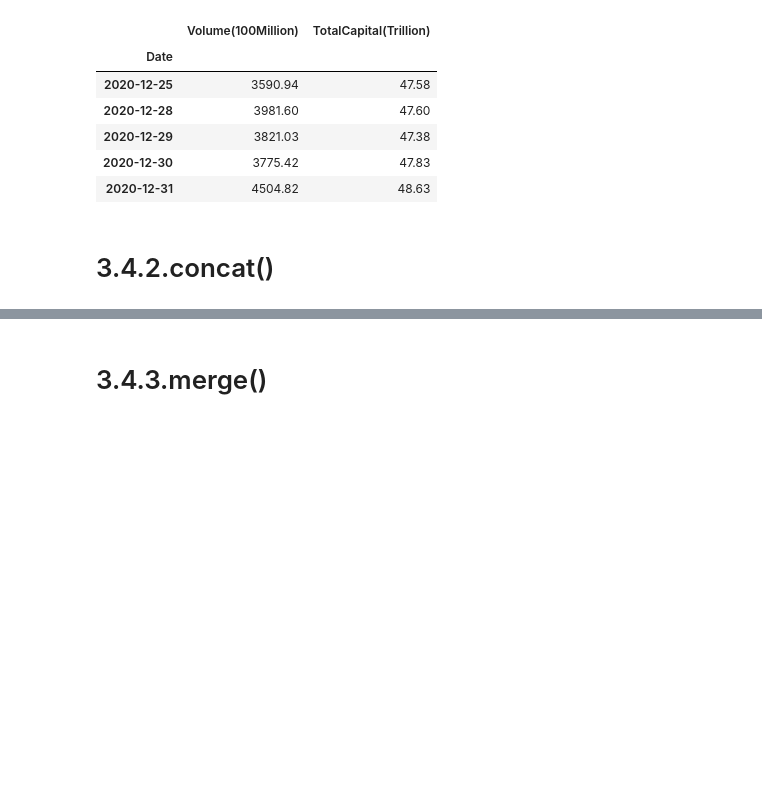
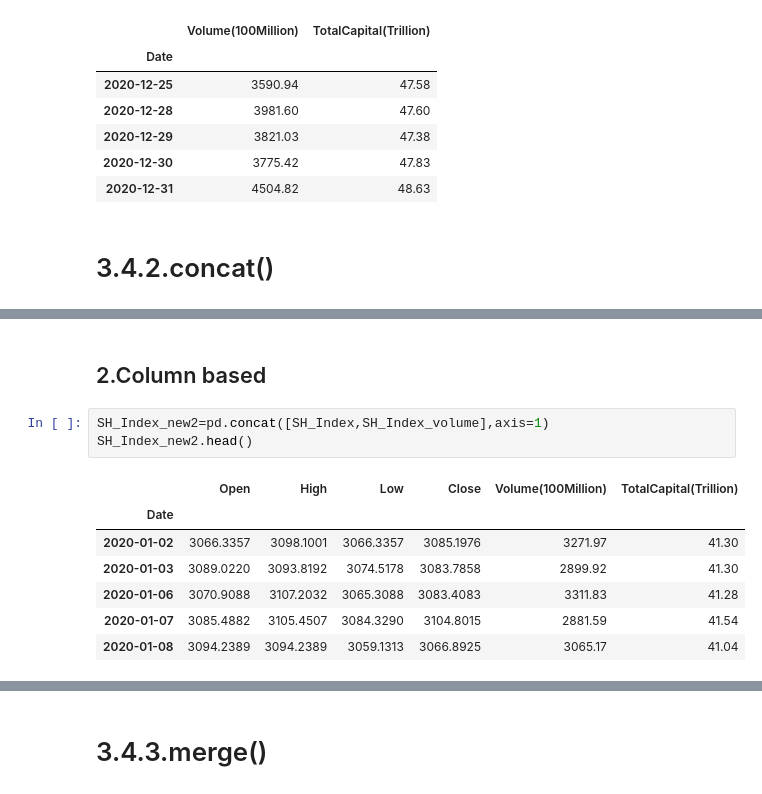
Before and after one commit to icemeng/PFARM, a Jupyter notebook: chapter03_Pandas/3.4.Combinate Dataframe.ipynb, the cells around one changed output, grey strips where cells are left out. Drawn from its saved outputs; the diff is of its cells as text; blank space fills up the shorter version.

```diff
--- a/chapter03_Pandas/3.4.Combinate Dataframe.ipynb
+++ b/chapter03_Pandas/3.4.Combinate Dataframe.ipynb
@@ -57,0 +81,13 @@ SH_Index_volume.tail()
+# %% [markdown]
+## 2.Column based
+# %%
+SH_Index_new2=pd.concat([SH_Index,SH_Index_volume],axis=1)
+SH_Index_new2.head()
+# %% [output]
+|  | Open | High | Low | Close | Volume(100Million) | TotalCapital(Trillion) |
+| Date |  |  |  |  |  |  |
+| 2020-01-02 | 3066.3357 | 3098.1001 | 3066.3357 | 3085.1976 | 3271.97 | 41.30 |
+| 2020-01-03 | 3089.0220 | 3093.8192 | 3074.5178 | 3083.7858 | 2899.92 | 41.30 |
+| 2020-01-06 | 3070.9088 | 3107.2032 | 3065.3088 | 3083.4083 | 3311.83 | 41.28 |
+| 2020-01-07 | 3085.4882 | 3105.4507 | 3084.3290 | 3104.8015 | 2881.59 | 41.54 |
+| 2020-01-08 | 3094.2389 | 3094.2389 | 3059.1313 | 3066.8925 | 3065.17 | 41.04 |
```
Also changed, not shown: parts of 8 cells of this notebook, 23 other files.
